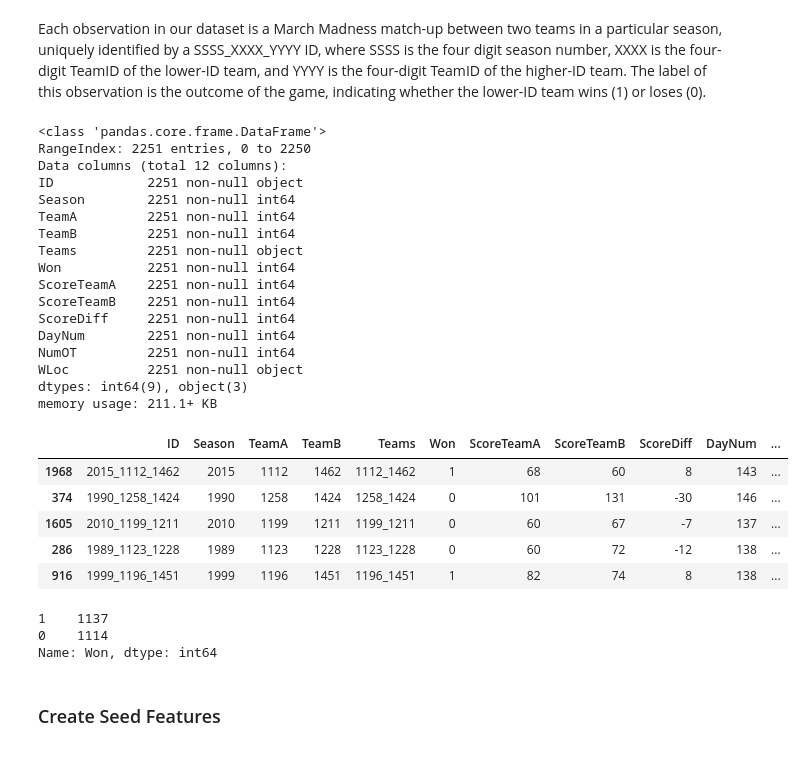
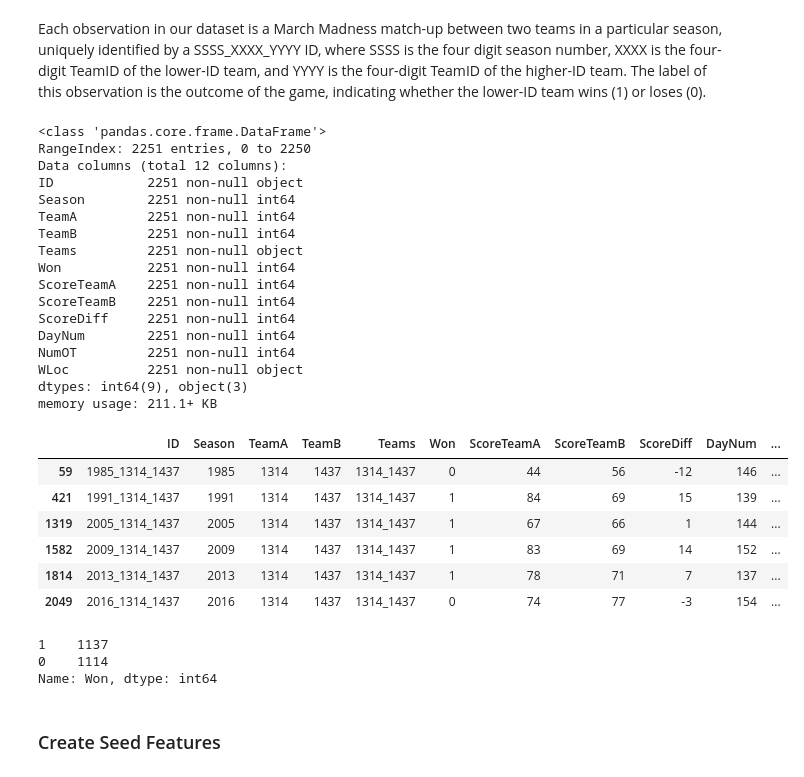
Before and after one commit to nyjgary/march-madness-2020, a Jupyter notebook: March-Madness-2020.ipynb, the cells around one changed output. Drawn from its saved outputs; the diff is of its cells as text; code cells hidden in the pictures.

```diff
--- a/March-Madness-2020.ipynb
+++ b/March-Madness-2020.ipynb
@@ -159,32 +170,33 @@ def reformat_obs(tourney_results):
 # %%
 data = reformat_obs(tourney_results)
 data.info()
-display(data.sample(5))
+display(data.query("Teams == '1314_1437'")) # UNC-Villanova head-to-heads
 data['Won'].value_counts()
 # %% [output]
 <class 'pandas.core.frame.DataFrame'>
 RangeIndex: 2251 entries, 0 to 2250
 Data columns (total 12 columns):
 ID            2251 non-null object
 Season        2251 non-null int64
 TeamA         2251 non-null int64
 TeamB         2251 non-null int64
 Teams         2251 non-null object
 Won           2251 non-null int64
 ScoreTeamA    2251 non-null int64
 ScoreTeamB    2251 non-null int64
 ScoreDiff     2251 non-null int64
 DayNum        2251 non-null int64
 NumOT         2251 non-null int64
 WLoc          2251 non-null object
 dtypes: int64(9), object(3)
 memory usage: 211.1+ KB
 |  | ID | Season | TeamA | TeamB | Teams | Won | ScoreTeamA | ScoreTeamB | ScoreDiff | DayNum | ... |
-| 1968 | 2015_1112_1462 | 2015 | 1112 | 1462 | 1112_1462 | 1 | 68 | 60 | 8 | 143 | ... |
-| 374 | 1990_1258_1424 | 1990 | 1258 | 1424 | 1258_1424 | 0 | 101 | 131 | -30 | 146 | ... |
-| 1605 | 2010_1199_1211 | 2010 | 1199 | 1211 | 1199_1211 | 0 | 60 | 67 | -7 | 137 | ... |
-| 286 | 1989_1123_1228 | 1989 | 1123 | 1228 | 1123_1228 | 0 | 60 | 72 | -12 | 138 | ... |
-| 916 | 1999_1196_1451 | 1999 | 1196 | 1451 | 1196_1451 | 1 | 82 | 74 | 8 | 138 | ... |
+| 59 | 1985_1314_1437 | 1985 | 1314 | 1437 | 1314_1437 | 0 | 44 | 56 | -12 | 146 | ... |
+| 421 | 1991_1314_1437 | 1991 | 1314 | 1437 | 1314_1437 | 1 | 84 | 69 | 15 | 139 | ... |
+| 1319 | 2005_1314_1437 | 2005 | 1314 | 1437 | 1314_1437 | 1 | 67 | 66 | 1 | 144 | ... |
+| 1582 | 2009_1314_1437 | 2009 | 1314 | 1437 | 1314_1437 | 1 | 83 | 69 | 14 | 152 | ... |
+| 1814 | 2013_1314_1437 | 2013 | 1314 | 1437 | 1314_1437 | 1 | 78 | 71 | 7 | 137 | ... |
+| 2049 | 2016_1314_1437 | 2016 | 1314 | 1437 | 1314_1437 | 0 | 74 | 77 | -3 | 154 | ... |
 1    1137
 0    1114
 Name: Won, dtype: int64
```
Also changed, not shown: parts of 27 cells of this notebook.
